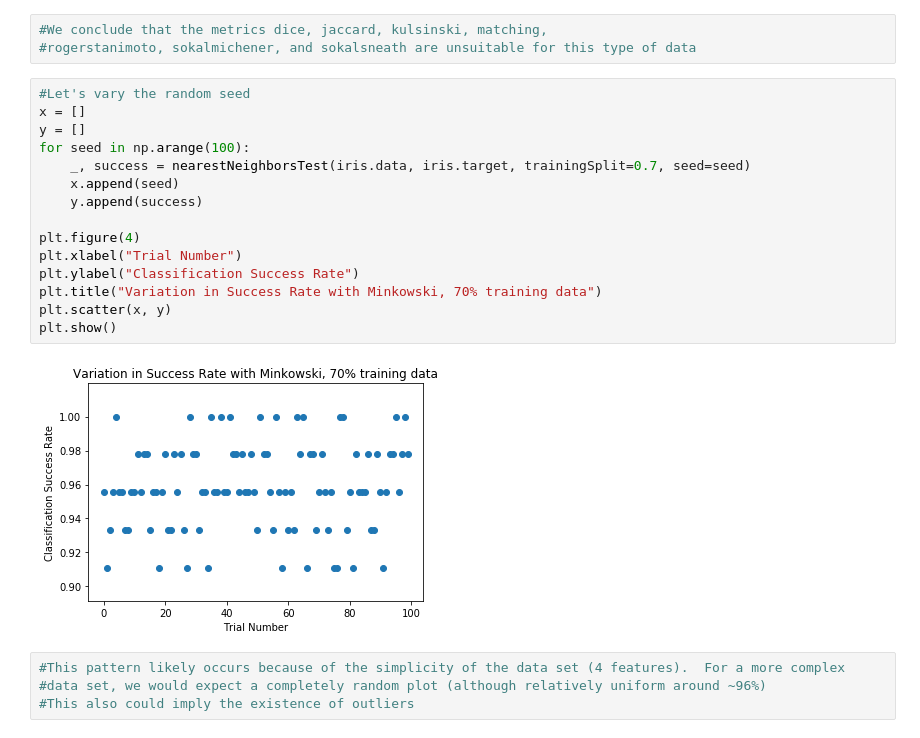
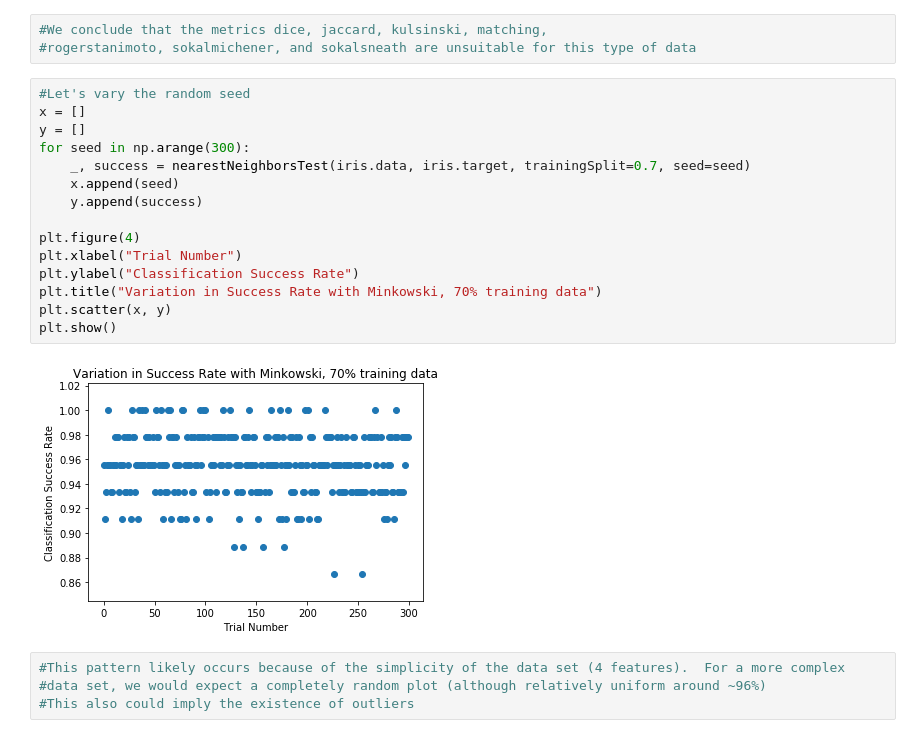
Before and after one commit to einstein9998/Internship, a Jupyter notebook: Iris.ipynb, the cells around one changed output. Drawn from its saved outputs; the diff is of its cells as text.

```diff
--- a/Iris.ipynb
+++ b/Iris.ipynb
@@ -309,20 +309,20 @@ plt.show()
 # %%
 #Let's vary the random seed
 x = []
 y = []
-for seed in np.arange(100):
+for seed in np.arange(300):
     _, success = nearestNeighborsTest(iris.data, iris.target, trainingSplit=0.7, seed=seed)
     x.append(seed)
     y.append(success)
 
 plt.figure(4)
 plt.xlabel("Trial Number")
 plt.ylabel("Classification Success Rate")
 plt.title("Variation in Success Rate with Minkowski, 70% training data")
 plt.scatter(x, y)
 plt.show()
 # %% [output]
-[figure, old version]
+[figure, new version]
 # %%
 #This pattern likely occurs because of the simplicity of the data set (4 features).  For a more complex
 #data set, we would expect a completely random plot (although relatively uniform around ~96%)
```
Also changed, not shown: parts of 38 cells of this notebook.
